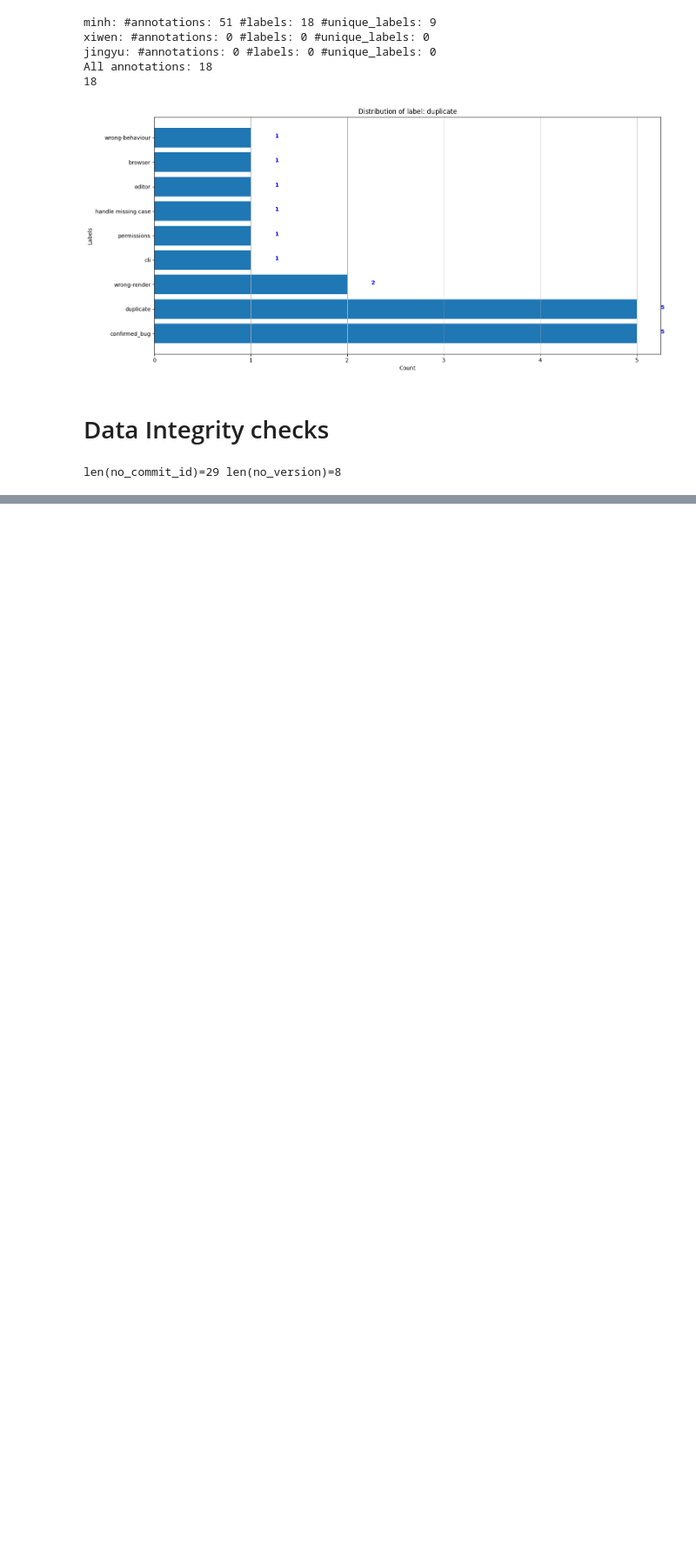
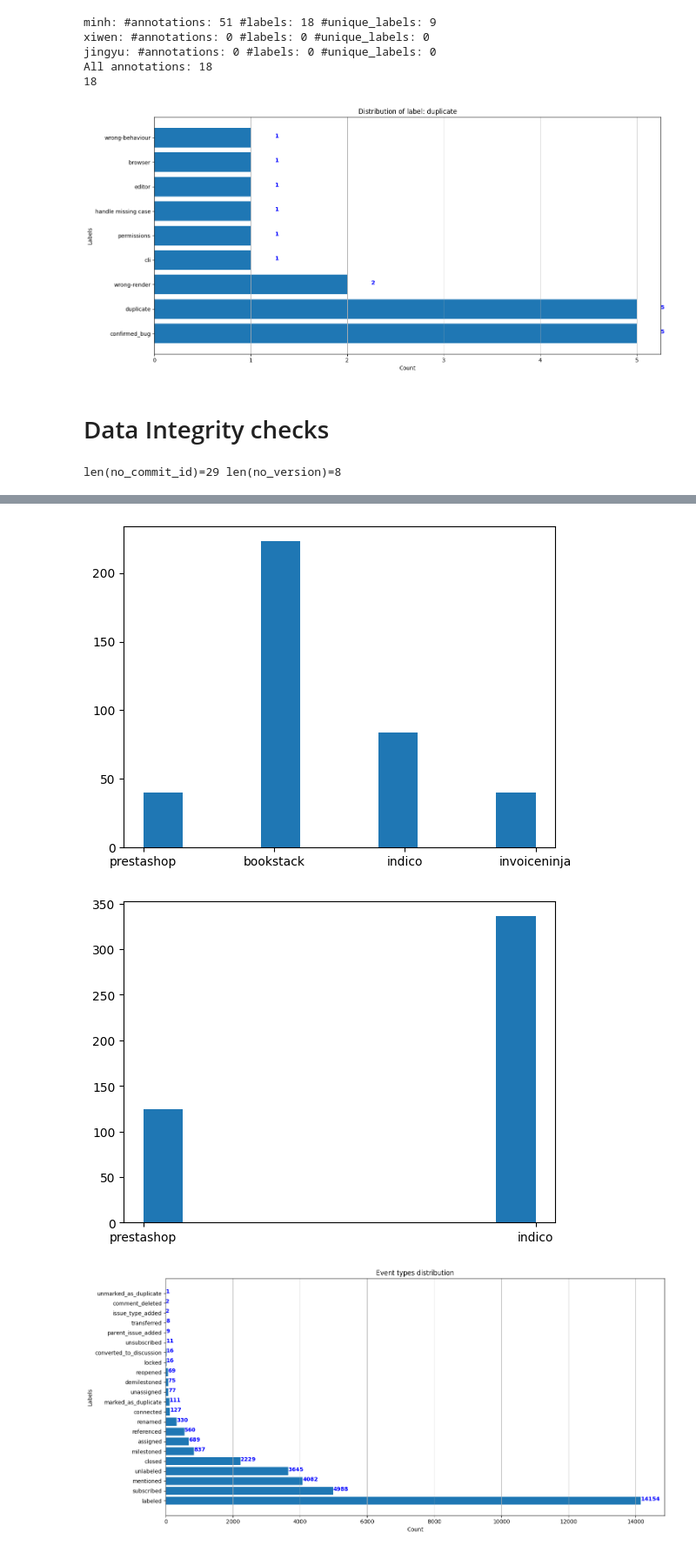
Before and after one commit to code-philia/WebTestPilot, a Jupyter notebook: annotation/analyse_annotations.ipynb, the cells around one changed output, grey strips where cells are left out. Shown at 87% size. Cells and saved outputs as stored; diff of their text form; code cells hidden in the pictures; blank space fills up the shorter version.

Commit message:
feat: new scripts to split + analyze data + craw

```diff
--- a/annotation/analyse_annotations.ipynb
+++ b/annotation/analyse_annotations.ipynb
@@ -174,0 +181,76 @@ len(no_commit_id)=29 len(no_version)=8
+# %%
+import json
+from matplotlib import pyplot as plt
+
+with open("./data/original/events.json", "r") as f:
+    all_events = json.load(f)
+
+ids = set(map(lambda x: x["id"], all_events))
+print("Unique IDs:", len(ids))
+print("Total records:", len(all_events))
+
+with_commits = []
+event_types = []
+not_closed = []
+number_of_commits = 0
+for row in all_events:
+    events = row.get("events", [])
+    if not events:
+        continue
+
+    event_types += [x.get("event", "unknown") for x in events]
+
+    if not any([x for x in events if x.get("event", "") == "closed"]):
+        not_closed.append(row["id"])
+
+    number_of_commits += sum(1 for x in events if x.get("commit_id", ""))
+
+    if any([x for x in events if x.get("commit_id", "")]):
+        with_commits.append(row["id"])
+
+print("Records with commit_id:", len(with_commits))
+print(with_commits[:10])
+print("Not closed records:", len(not_closed))
+print(not_closed[:10])
+print("Total commits:", number_of_commits)
+
+
+def extract_app_from_url(url: str) -> str:
+    url = url.lower()
+    if "bookstack" in url:
+        return "bookstack"
+    elif "indico" in url:
+        return "indico"
+    elif "invoiceninja" in url:
+        return "invoiceninja"
+    elif "prestashop" in url:
+        return "prestashop"
+    else:
+        return "unknown"
+
+
+plt.hist([extract_app_from_url(x) for x in with_commits], label="With commits")
+plt.figure()
+plt.hist([extract_app_from_url(x) for x in not_closed], label="Not closed")
+plot_annotation_distribution(event_types, "Event types distribution")
+
+
+# Create a filtered list with only the ones either a PR or has commit_id.
+def filter_for_app(app: str):
+    app = app.lower()
+    filtered = []
+    for row in all_events:
+        url = row.get("url", "").lower()
+        events = row.get("events", [])
+        if not events:
+            continue
+
+        if app in url and (
+            any([x for x in events if x.get("commit_id", "")])
+            or any([x for x in events if x.get("event", "") == "pull_request"])
+        ):
+            filtered.append(row)
+
+    print(f"Filtered for {app}: {len(filtered)} records")
+    return filtered
+# %% [output]
@@ -174,0 +264,3 @@ len(no_commit_id)=29 len(no_version)=8
+[figure, added]
+[figure, added]
+[figure, added]
```
Also changed, not shown: parts of 5 cells of this notebook, 2 other files.
